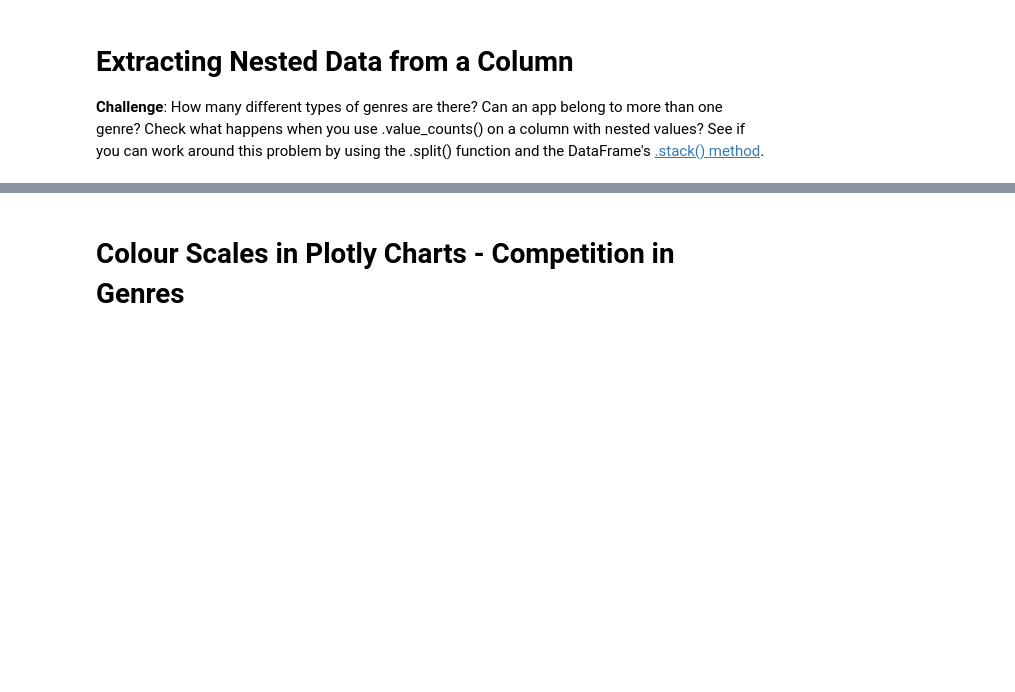
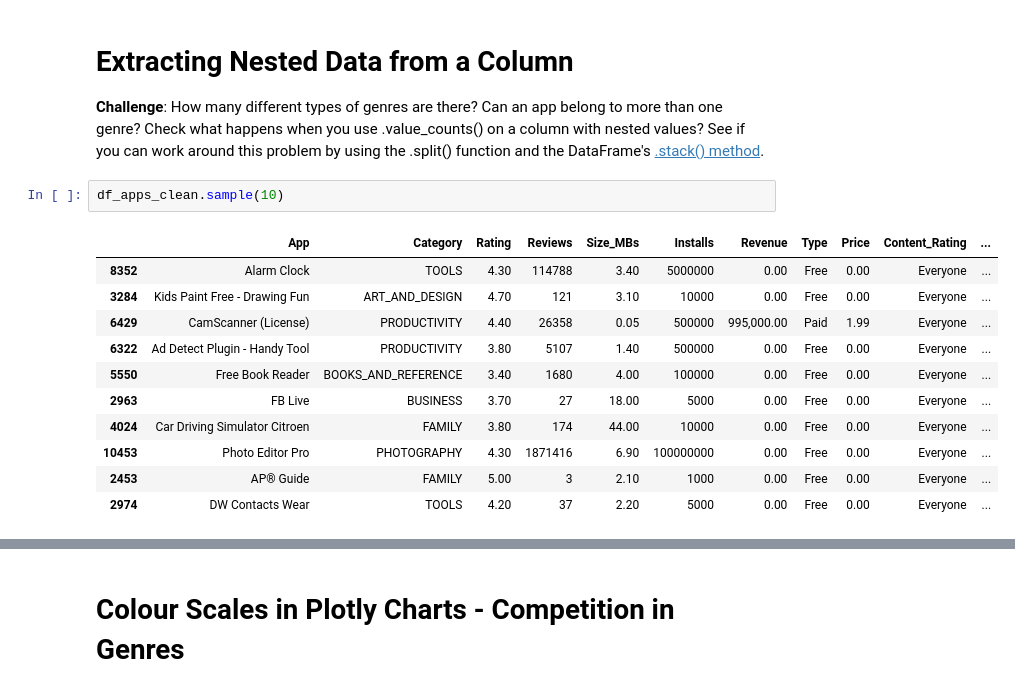
Before and after one commit to womaro/Story, a Jupyter notebook: Google_Play_Store_App_Analytics_(start).ipynb, the cells around one changed output, grey strips where cells are left out. Drawn from its saved outputs; the diff is of its cells as text; blank space fills up the shorter version.

```diff
--- a/Google_Play_Store_App_Analytics_(start).ipynb
+++ b/Google_Play_Store_App_Analytics_(start).ipynb
@@ -509,3 +509,17 @@ fig.show()
 # Extracting Nested Data from a Column
 
 **Challenge**: How many different types of genres are there? Can an app belong to more than one genre? Check what happens when you use .value_counts() on a column with nested values? See if you can work around this problem by using the .split() function and the DataFrame's [.stack() method](https://pandas.pydata.org/pandas-docs/stable/reference/api/pandas.DataFrame.stack.html).
+# %%
+df_apps_clean.sample(10)
+# %% [output]
+|  | App | Category | Rating | Reviews | Size_MBs | Installs | Revenue | Type | Price | Content_Rating | ... |
+| 8352 | Alarm Clock | TOOLS | 4.30 | 114788 | 3.40 | 5000000 | 0.00 | Free | 0.00 | Everyone | ... |
+| 3284 | Kids Paint Free - Drawing Fun | ART_AND_DESIGN | 4.70 | 121 | 3.10 | 10000 | 0.00 | Free | 0.00 | Everyone | ... |
+| 6429 | CamScanner (License) | PRODUCTIVITY | 4.40 | 26358 | 0.05 | 500000 | 995,000.00 | Paid | 1.99 | Everyone | ... |
+| 6322 | Ad Detect Plugin - Handy Tool | PRODUCTIVITY | 3.80 | 5107 | 1.40 | 500000 | 0.00 | Free | 0.00 | Everyone | ... |
+| 5550 | Free Book Reader | BOOKS_AND_REFERENCE | 3.40 | 1680 | 4.00 | 100000 | 0.00 | Free | 0.00 | Everyone | ... |
+| 2963 | FB Live | BUSINESS | 3.70 | 27 | 18.00 | 5000 | 0.00 | Free | 0.00 | Everyone | ... |
+| 4024 | Car Driving Simulator Citroen | FAMILY | 3.80 | 174 | 44.00 | 10000 | 0.00 | Free | 0.00 | Everyone | ... |
+| 10453 | Photo Editor Pro | PHOTOGRAPHY | 4.30 | 1871416 | 6.90 | 100000000 | 0.00 | Free | 0.00 | Everyone | ... |
+| 2453 | AP® Guide | FAMILY | 5.00 | 3 | 2.10 | 1000 | 0.00 | Free | 0.00 | Everyone | ... |
+| 2974 | DW Contacts Wear | TOOLS | 4.20 | 37 | 2.20 | 5000 | 0.00 | Free | 0.00 | Everyone | ... |
```
Also changed, not shown: parts of 11 cells of this notebook.
